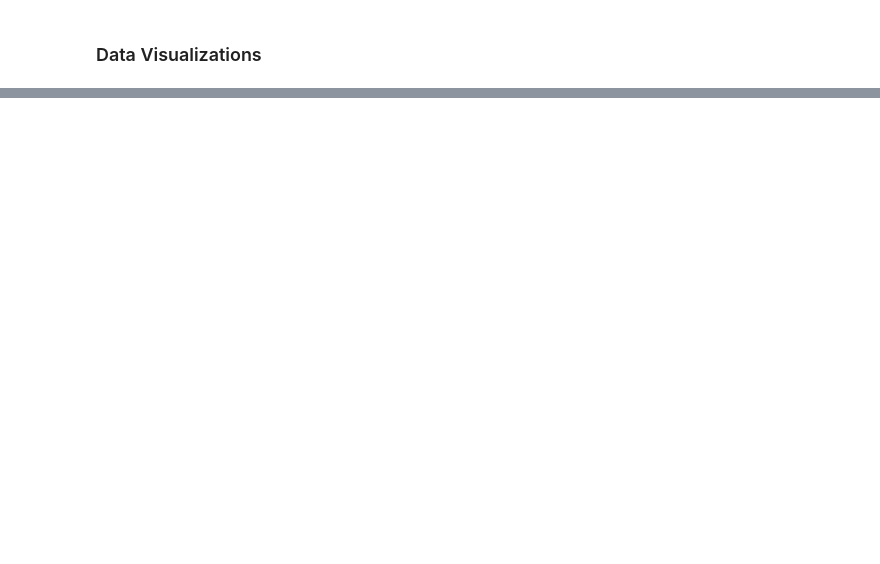
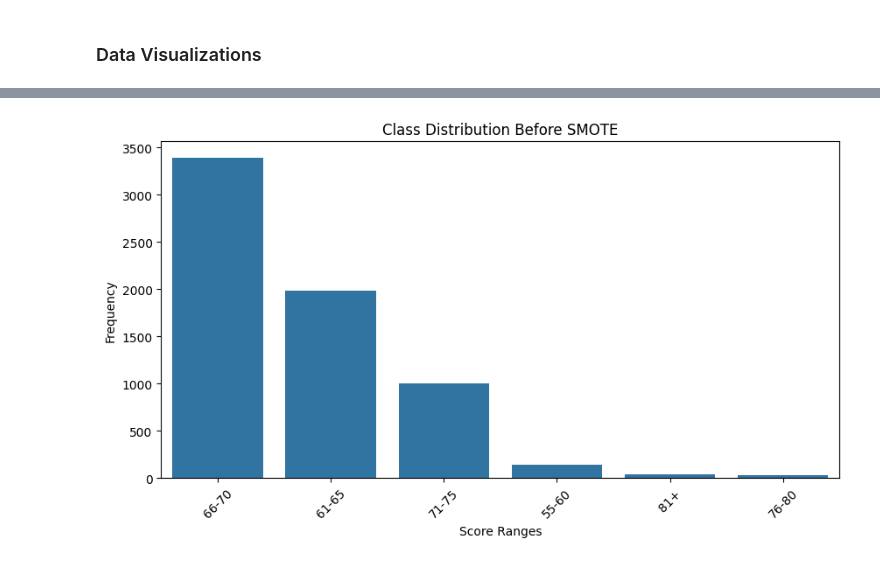
Before and after one commit to ifojiaku/Student-performance-Machine-Learning-Models, a Jupyter notebook: decision_tree.ipynb, the cells around one changed output, grey strips where cells are left out. Cells and saved outputs as stored; diff of their text form; code cells hidden in the pictures; blank space fills up the shorter version.

Commit message:
Improved Decision Tree Model

```diff
--- a/decision_tree.ipynb
+++ b/decision_tree.ipynb
@@ -274,0 +232,95 @@ plt.show()
+# %%
+# 1) Visualize Class Distribution Before SMOTE
+plt.figure(figsize=(10, 5))
+sns.countplot(x=y_aggregated)
+plt.title('Class Distribution Before SMOTE')
+plt.xlabel('Score Ranges')
+plt.ylabel('Frequency')
+plt.xticks(rotation=45)
+plt.show()
+
+# 2) Visualize Class Distribution After SMOTE
+plt.figure(figsize=(10, 5))
+sns.countplot(x=y_train)
+plt.title('Class Distribution After SMOTE')
+plt.xlabel('Score Ranges')
+plt.ylabel('Frequency')
+plt.xticks(rotation=45)
+plt.show()
+
+# 3) Confusion Matrix (Default)
+cm_default = confusion_matrix(y_test, y_pred_default, labels=default_pipeline.classes_)
+
+# Plotting the confusion matrix for the default pipeline
+plt.figure(figsize=(10, 7))
+sns.heatmap(cm_default, annot=True, fmt='d', cmap='Blues', xticklabels=default_pipeline.classes_, yticklabels=default_pipeline.classes_)
+plt.title('Confusion Matrix (Default Pipeline)')
+plt.xlabel('Predicted Classes')
+plt.ylabel('True Classes')
+plt.show()
+
+# 4) Confusion Matrix (Tuned)
+cm = confusion_matrix(y_test, y_pred, labels=full_pipeline.classes_)
+
+# Plotting the confusion matrix
+plt.figure(figsize=(10, 7))
+sns.heatmap(cm, annot=True, fmt='d', cmap='Blues', xticklabels=full_pipeline.classes_, yticklabels=full_pipeline.classes_)
+plt.title('Confusion Matrix')
+plt.xlabel('Predicted Classes')
+plt.ylabel('True Classes')
+plt.show()
+
+# 5) Metric Comparison Chart
+metrics = ['Accuracy', 'Precision', 'Recall', 'F1', 'AUC']
+default_metrics = [accuracy_default, precision_default, recall_default, f1_default, roc_auc_default]
+tuned_metrics = [accuracy, precision, recall, f1, roc_auc]
+
+# Create a bar chart for metric comparison
+x = range(len(metrics))  # x locations for the groups
+width = 0.35  # width of the bars
+
+fig, ax = plt.subplots(figsize=(10, 6))
+
+# Plotting the bars
+bars1 = ax.bar(x, default_metrics, width, label='Default Pipeline', color='lightblue')
+bars2 = ax.bar([p + width for p in x], tuned_metrics, width, label='Tuned Pipeline', color='lightgreen')
+
+# Adding labels and title
+ax.set_xlabel('Metrics')
+ax.set_ylabel('Scores')
+ax.set_title('Comparison of Model Performance: Default vs Tuned Pipeline')
+ax.set_xticks([p + width / 2 for p in x])
+ax.set_xticklabels(metrics)
+ax.legend()
+
+# Adding value labels on top of the bars
+for bar in bars1 + bars2:
+    height = bar.get_height()
+    ax.annotate(f'{height:.2f}',  # Format the height to 2 decimal places
+                xy=(bar.get_x() + bar.get_width() / 2, height),
+                xytext=(0, 3),  # 3 points vertical offset
+                textcoords="offset points",
+                ha='center', va='bottom')
+
+plt.tight_layout()
+plt.show()
+
+# 6) Display metrics for the tuned model
+print("\nTuned Decision Tree Metrics:")
+print(classification_report(y_test, y_pred, zero_division=1))
+
+# 7) Important Features Chart
+def plot_feature_importance(pipeline, feature_names):
+    plt.figure(figsize=(12, 8))
+    importances = pipeline.named_steps['classifier'].feature_importances_  # Access feature importances from the classifier
+    indices = np.argsort(importances)
+    plt.barh(range(len(importances)), importances[indices])
+    plt.yticks(range(len(importances)), [feature_names[i] for i in indices])
+    plt.xlabel('Feature Importance')
+    plt.title('Feature Importance (Decision Tree)')
+    plt.tight_layout()
+    plt.show()
+
+plot_feature_importance(full_pipeline, X.columns)  # Pass the full pipeline and feature names
+# %% [output]
+[figure, added]
```
Also changed, not shown: parts of 6 cells of this notebook.
